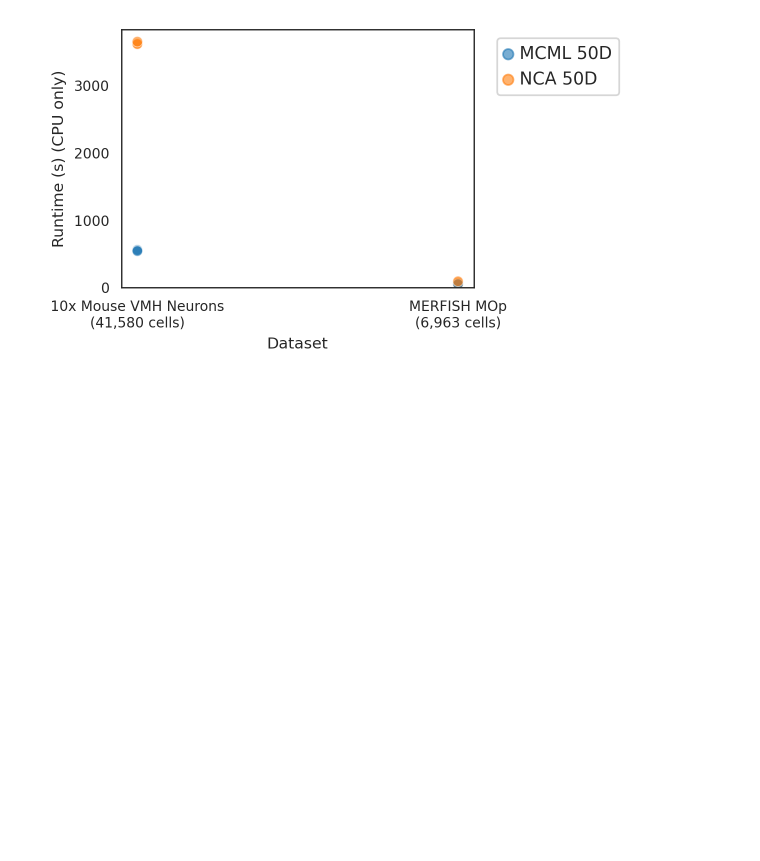
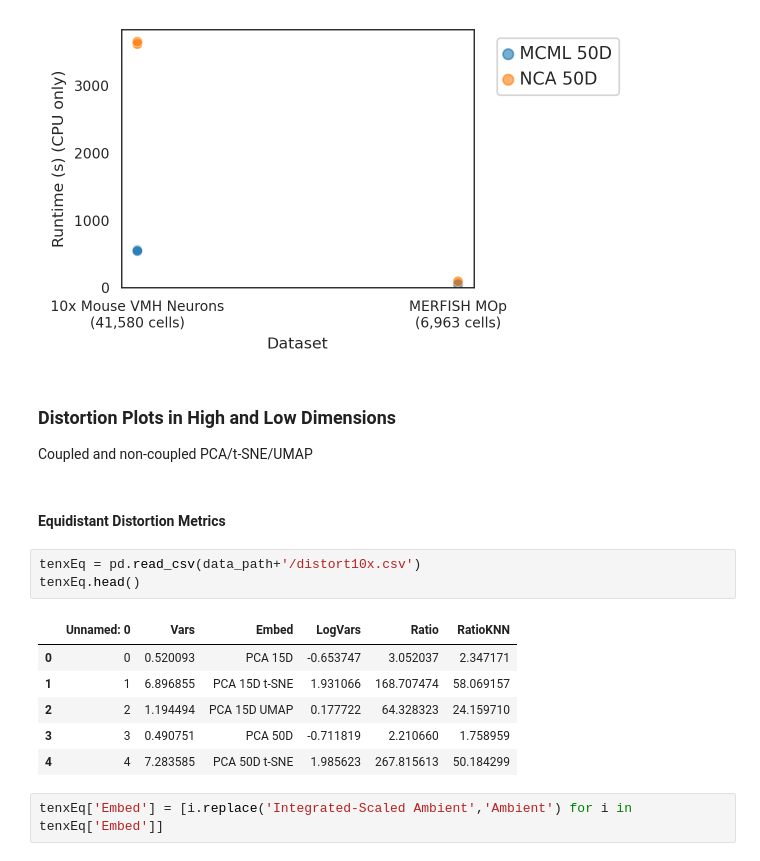
Before and after one commit to pachterlab/CBP_2021, a Jupyter notebook: notebooks/combinedFigurePlots.ipynb, the cells around one changed output. Drawn from its saved outputs; the diff is of its cells as text; blank space fills up the shorter version.

```diff
--- a/notebooks/combinedFigurePlots.ipynb
+++ b/notebooks/combinedFigurePlots.ipynb
@@ -680,3 +685,20 @@ else:
   plt.show()
 # %% [output]
 [figure]
+# %% [markdown]
+### **Distortion Plots in High and Low Dimensions**
+Coupled and non-coupled PCA/t-SNE/UMAP
+# %% [markdown]
+#### **Equidistant Distortion Metrics**
+# %%
+tenxEq = pd.read_csv(data_path+'/distort10x.csv')
+tenxEq.head()
+# %% [output]
+|  | Unnamed: 0 | Vars | Embed | LogVars | Ratio | RatioKNN |
+| 0 | 0 | 0.520093 | PCA 15D | -0.653747 | 3.052037 | 2.347171 |
+| 1 | 1 | 6.896855 | PCA 15D t-SNE | 1.931066 | 168.707474 | 58.069157 |
+| 2 | 2 | 1.194494 | PCA 15D UMAP | 0.177722 | 64.328323 | 24.159710 |
+| 3 | 3 | 0.490751 | PCA 50D | -0.711819 | 2.210660 | 1.758959 |
+| 4 | 4 | 7.283585 | PCA 50D t-SNE | 1.985623 | 267.815613 | 50.184299 |
+# %%
+tenxEq['Embed'] = [i.replace('Integrated-Scaled Ambient','Ambient') for i in tenxEq['Embed']]
```
Also changed, not shown: parts of 14 cells of this notebook.
